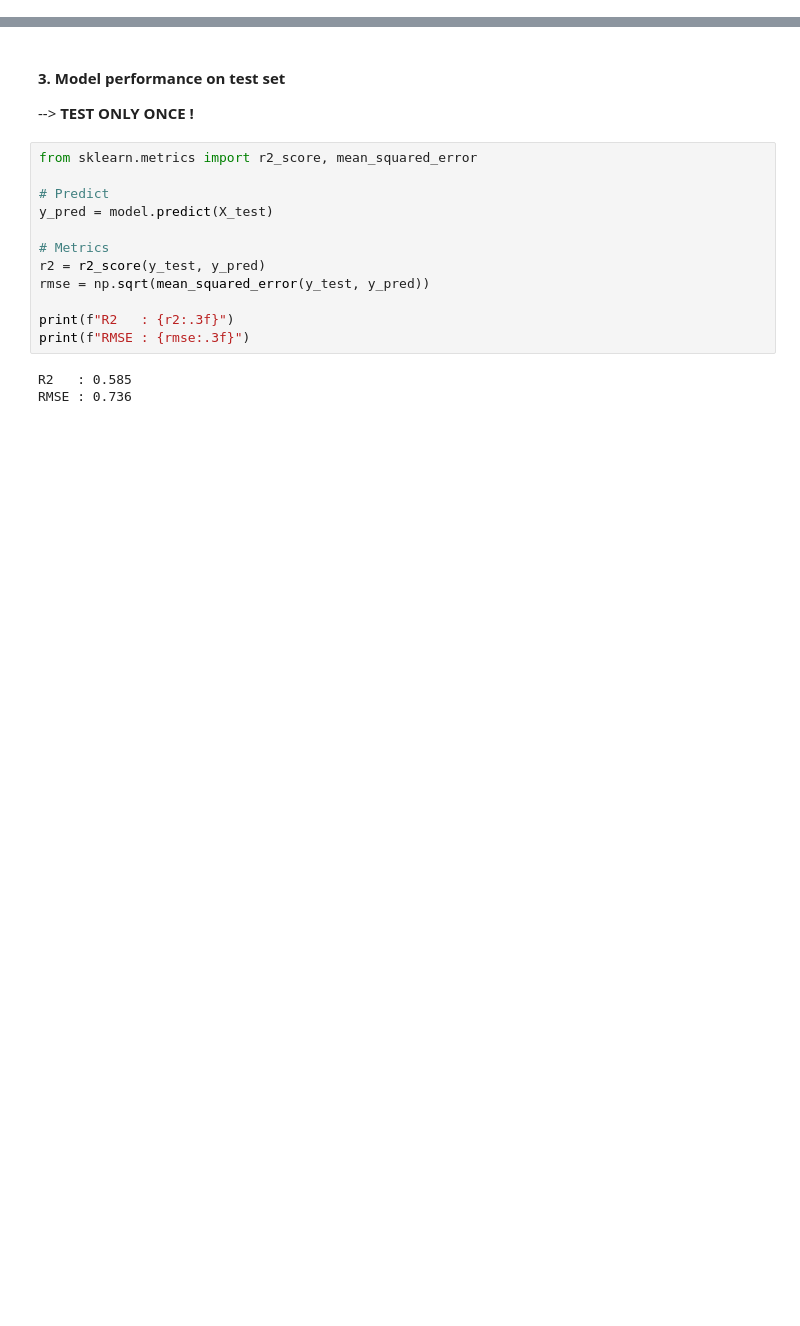
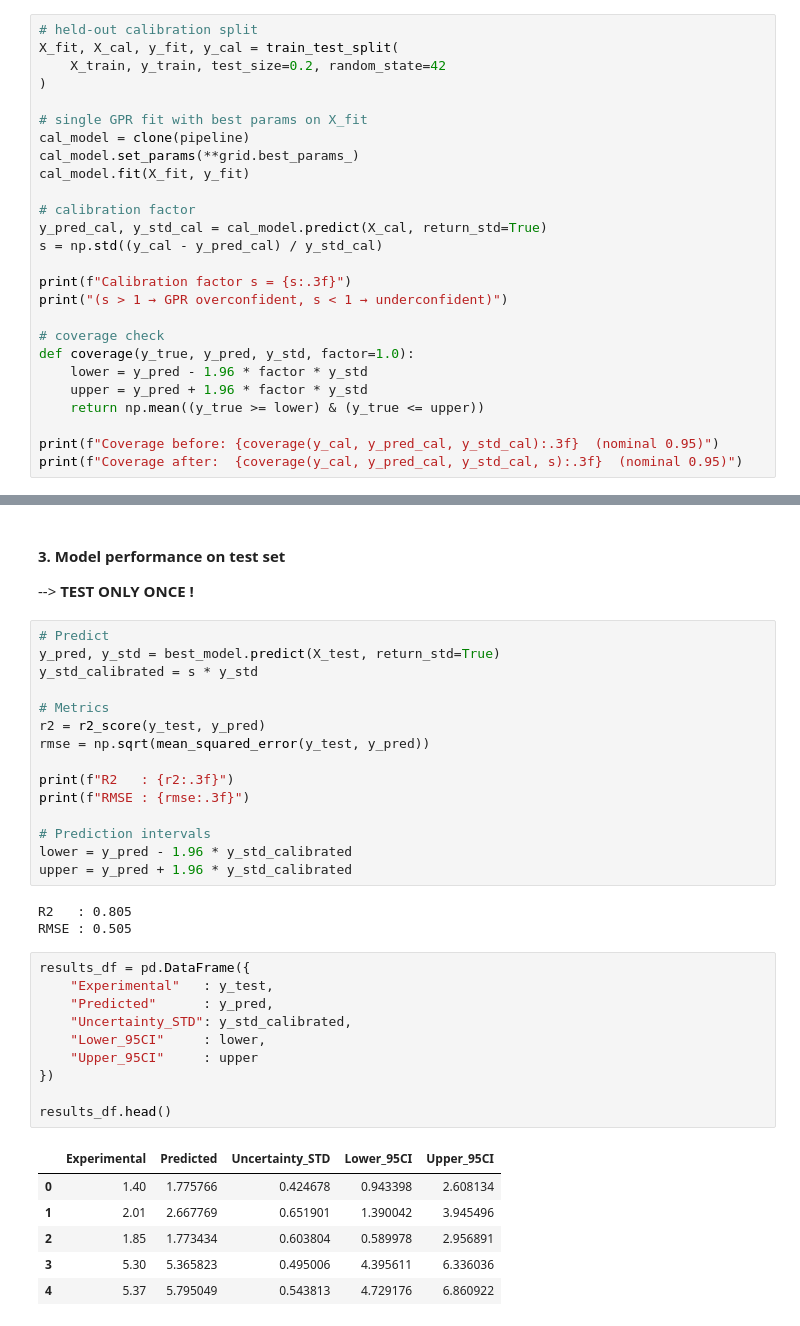
Before and after one commit to mircodill/DSA104, a Jupyter notebook: assignments/assignment10/10_uncertainty.ipynb, the cells around one changed output, grey strips where cells are left out. Cells and saved outputs as stored; diff of their text form; blank space fills up the shorter version.

```diff
--- a/assignments/assignment10/10_uncertainty.ipynb
+++ b/assignments/assignment10/10_uncertainty.ipynb
@@ -413,0 +310,26 @@ RandomForestRegressor(n_estimators=500, n_jobs=-1, random_state=42)
+# %%
+# held-out calibration split
+X_fit, X_cal, y_fit, y_cal = train_test_split(
+    X_train, y_train, test_size=0.2, random_state=42
+)
+
+# single GPR fit with best params on X_fit
+cal_model = clone(pipeline)
+cal_model.set_params(**grid.best_params_)
+cal_model.fit(X_fit, y_fit)
+
+# calibration factor
+y_pred_cal, y_std_cal = cal_model.predict(X_cal, return_std=True)
+s = np.std((y_cal - y_pred_cal) / y_std_cal)
+
+print(f"Calibration factor s = {s:.3f}")
+print("(s > 1 → GPR overconfident, s < 1 → underconfident)")
+
+# coverage check
+def coverage(y_true, y_pred, y_std, factor=1.0):
+    lower = y_pred - 1.96 * factor * y_std
+    upper = y_pred + 1.96 * factor * y_std
+    return np.mean((y_true >= lower) & (y_true <= upper))
+
+print(f"Coverage before: {coverage(y_cal, y_pred_cal, y_std_cal):.3f}  (nominal 0.95)")
+print(f"Coverage after:  {coverage(y_cal, y_pred_cal, y_std_cal, s):.3f}  (nominal 0.95)")
@@ -415,10 +350,9 @@ RandomForestRegressor(n_estimators=500, n_jobs=-1, random_state=42)
 #### 3. Model performance on test set
 --> **TEST ONLY ONCE !**
 # %%
-from sklearn.metrics import r2_score, mean_squared_error
-
 # Predict
-y_pred = model.predict(X_test)
+y_pred, y_std = best_model.predict(X_test, return_std=True)
+y_std_calibrated = s * y_std
 
 # Metrics
 r2 = r2_score(y_test, y_pred)
@@ -426,6 +360,27 @@ rmse = np.sqrt(mean_squared_error(y_test, y_pred))
 
 print(f"R2   : {r2:.3f}")
 print(f"RMSE : {rmse:.3f}")
+
+# Prediction intervals
+lower = y_pred - 1.96 * y_std_calibrated
+upper = y_pred + 1.96 * y_std_calibrated
 # %% [output]
-R2   : 0.585
-RMSE : 0.736
+R2   : 0.805
+RMSE : 0.505
+# %%
+results_df = pd.DataFrame({
+    "Experimental"   : y_test,
+    "Predicted"      : y_pred,
+    "Uncertainty_STD": y_std_calibrated,
+    "Lower_95CI"     : lower,
+    "Upper_95CI"     : upper
+})
+
+results_df.head()
+# %% [output]
+|  | Experimental | Predicted | Uncertainty_STD | Lower_95CI | Upper_95CI |
+| 0 | 1.40 | 1.775766 | 0.424678 | 0.943398 | 2.608134 |
+| 1 | 2.01 | 2.667769 | 0.651901 | 1.390042 | 3.945496 |
+| 2 | 1.85 | 1.773434 | 0.603804 | 0.589978 | 2.956891 |
+| 3 | 5.30 | 5.365823 | 0.495006 | 4.395611 | 6.336036 |
+| 4 | 5.37 | 5.795049 | 0.543813 | 4.729176 | 6.860922 |
```
Also changed, not shown: parts of 22 cells of this notebook.
